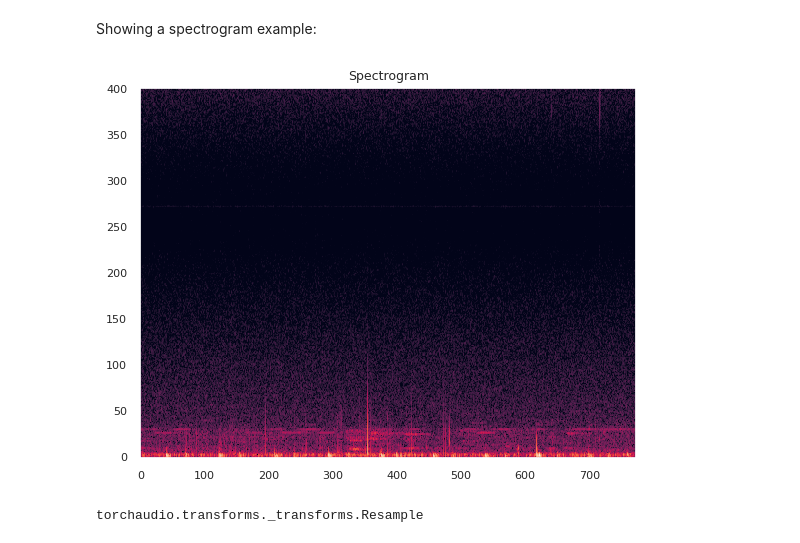
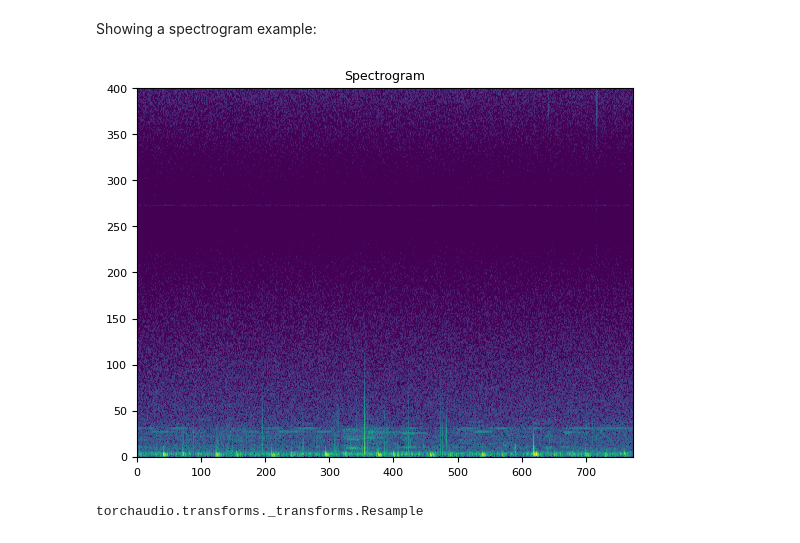
Before and after one commit to edcalderin/Heartbet-Sound-Anomaly-Detector, a Jupyter notebook: notebooks/exploration.ipynb, the cells around one changed output. Saved outputs shown, nothing was run; the diff lists cells and outputs as text; code cells hidden in the pictures.

```diff
--- a/notebooks/exploration.ipynb
+++ b/notebooks/exploration.ipynb
@@ -207,10 +207,12 @@ Showing a spectrogram example:
 # %%
 transform = torchaudio.transforms.Spectrogram(n_fft=800)
 
 waveform, sr = torchaudio.load(recording_by_group.query('label=="extrahls"').fname.values[0])
+
+sns.reset_orig()
 plot_spectrogram(transform, waveform)
 # %% [output]
-[figure, old version]
+[figure, new version]
 # %%
 torchaudio.transforms.Resample
 # %% [output]
```
